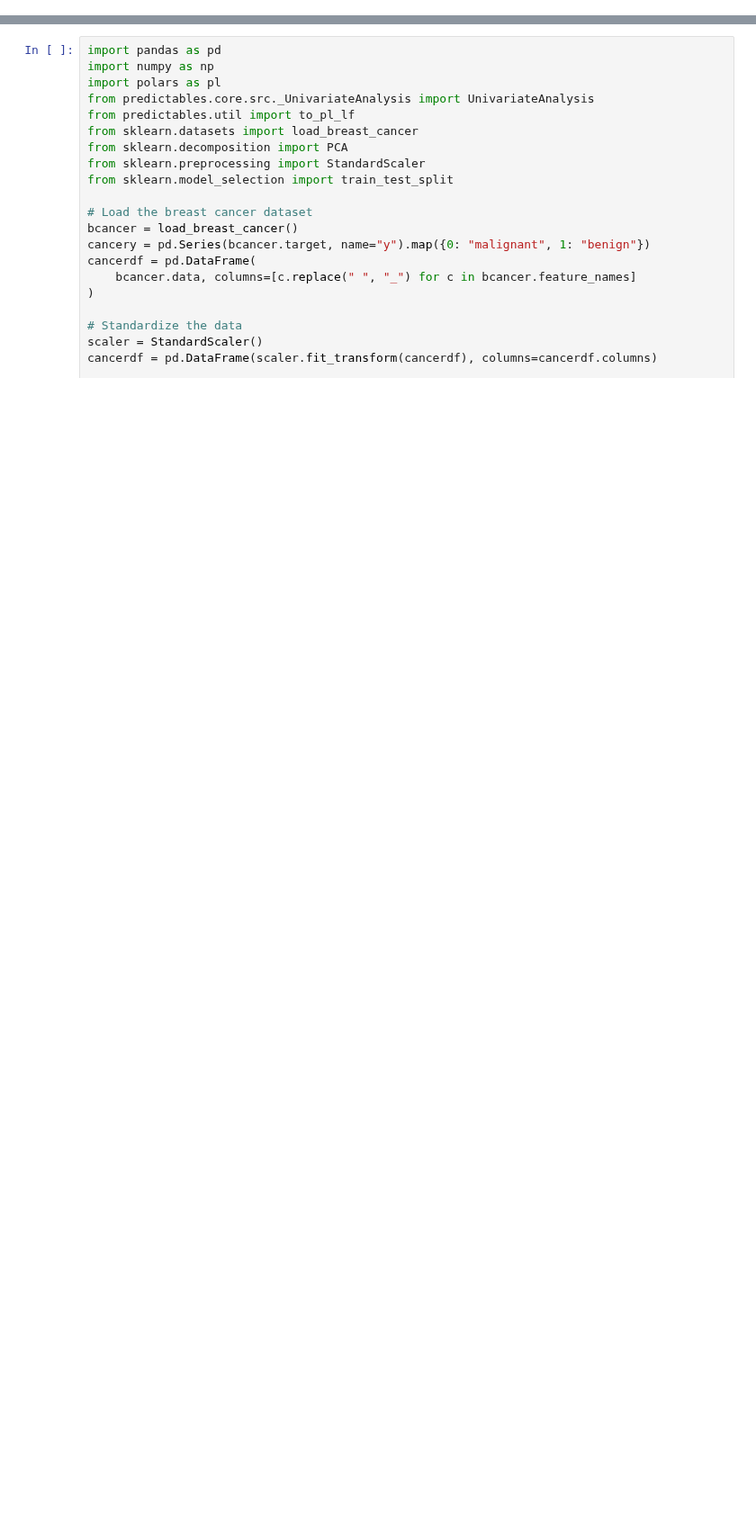
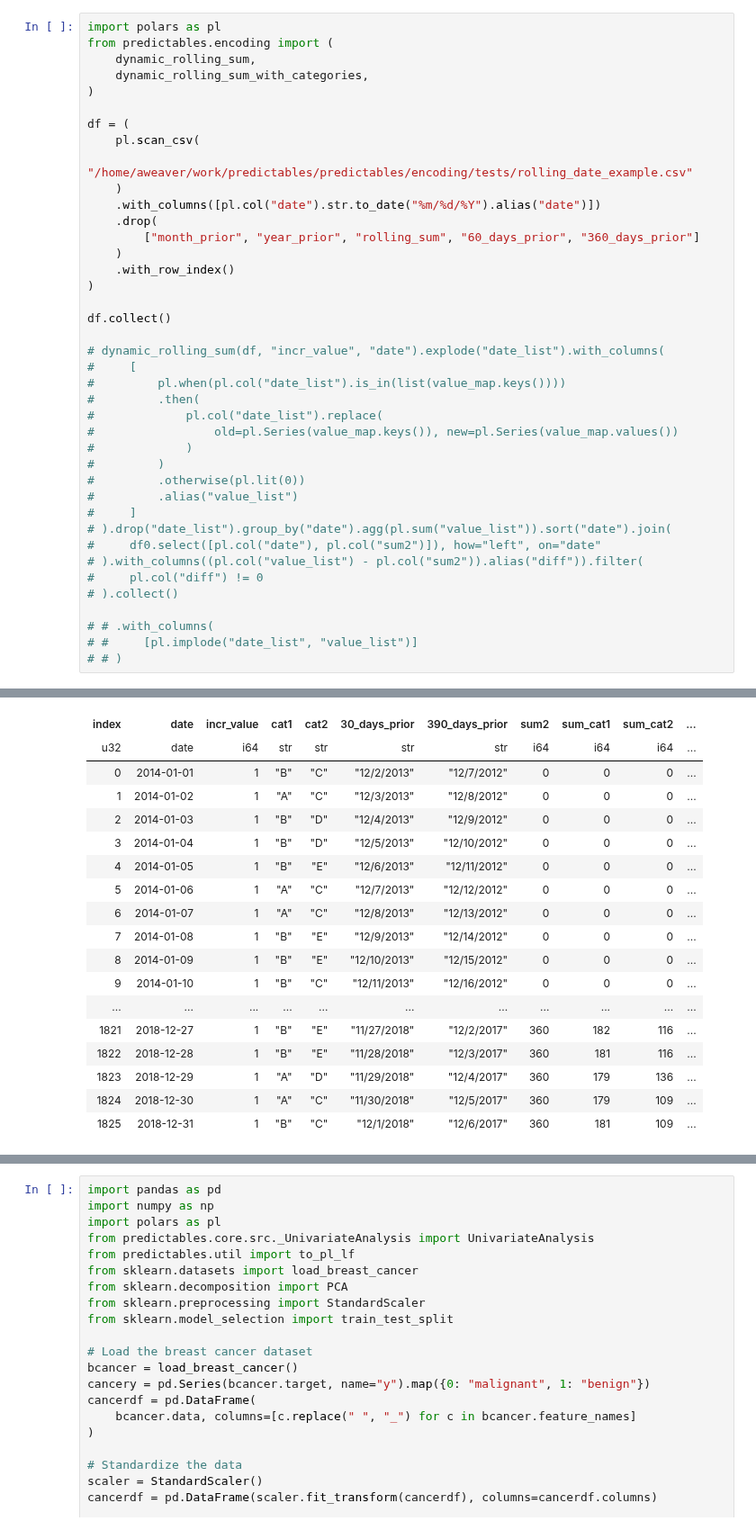
Before and after one commit to predictables/predictables, a Jupyter notebook: dev_univariate.ipynb, the cells around one changed output, grey strips where cells are left out. Shown at 90% size. Drawn from its saved outputs; the diff is of its cells as text; blank space fills up the shorter version.

Commit message:
maybe we have a dynamic rolling sum??

```diff
--- a/dev_univariate.ipynb
+++ b/dev_univariate.ipynb
@@ -55,0 +83,41 @@ shape: (0, 10)
+# %%
+import polars as pl
+from predictables.encoding import (
+    dynamic_rolling_sum,
+    dynamic_rolling_sum_with_categories,
+)
+
+df = (
+    pl.scan_csv(
+        "/home/aweaver/work/predictables/predictables/encoding/tests/rolling_date_example.csv"
+    )
+    .with_columns([pl.col("date").str.to_date("%m/%d/%Y").alias("date")])
+    .drop(
+        ["month_prior", "year_prior", "rolling_sum", "60_days_prior", "360_days_prior"]
+    )
+    .with_row_index()
+)
+
+df.collect()
+
+# dynamic_rolling_sum(df, "incr_value", "date").explode("date_list").with_columns(
+#     [
+#         pl.when(pl.col("date_list").is_in(list(value_map.keys())))
+#         .then(
+#             pl.col("date_list").replace(
+#                 old=pl.Series(value_map.keys()), new=pl.Series(value_map.values())
+#             )
+#         )
+#         .otherwise(pl.lit(0))
+#         .alias("value_list")
+#     ]
+# ).drop("date_list").group_by("date").agg(pl.sum("value_list")).sort("date").join(
+#     df0.select([pl.col("date"), pl.col("sum2")]), how="left", on="date"
+# ).with_columns((pl.col("value_list") - pl.col("sum2")).alias("diff")).filter(
+#     pl.col("diff") != 0
+# ).collect()
+
+# # .with_columns(
+# #     [pl.implode("date_list", "value_list")]
+# # )
+# %% [output]
@@ -55,0 +125,18 @@ shape: (0, 10)
+| index | date | incr_value | cat1 | cat2 | 30_days_prior | 390_days_prior | sum2 | sum_cat1 | sum_cat2 | ... |
+| u32 | date | i64 | str | str | str | str | i64 | i64 | i64 | ... |
+| 0 | 2014-01-01 | 1 | "B" | "C" | "12/2/2013" | "12/7/2012" | 0 | 0 | 0 | ... |
+| 1 | 2014-01-02 | 1 | "A" | "C" | "12/3/2013" | "12/8/2012" | 0 | 0 | 0 | ... |
+| 2 | 2014-01-03 | 1 | "B" | "D" | "12/4/2013" | "12/9/2012" | 0 | 0 | 0 | ... |
+| 3 | 2014-01-04 | 1 | "B" | "D" | "12/5/2013" | "12/10/2012" | 0 | 0 | 0 | ... |
+| 4 | 2014-01-05 | 1 | "B" | "E" | "12/6/2013" | "12/11/2012" | 0 | 0 | 0 | ... |
+| 5 | 2014-01-06 | 1 | "A" | "C" | "12/7/2013" | "12/12/2012" | 0 | 0 | 0 | ... |
+| 6 | 2014-01-07 | 1 | "A" | "C" | "12/8/2013" | "12/13/2012" | 0 | 0 | 0 | ... |
+| 7 | 2014-01-08 | 1 | "B" | "E" | "12/9/2013" | "12/14/2012" | 0 | 0 | 0 | ... |
+| 8 | 2014-01-09 | 1 | "B" | "E" | "12/10/2013" | "12/15/2012" | 0 | 0 | 0 | ... |
+| 9 | 2014-01-10 | 1 | "B" | "C" | "12/11/2013" | "12/16/2012" | 0 | 0 | 0 | ... |
+| ... | ... | ... | ... | ... | ... | ... | ... | ... | ... | ... |
+| 1821 | 2018-12-27 | 1 | "B" | "E" | "11/27/2018" | "12/2/2017" | 360 | 182 | 116 | ... |
+| 1822 | 2018-12-28 | 1 | "B" | "E" | "11/28/2018" | "12/3/2017" | 360 | 181 | 116 | ... |
+| 1823 | 2018-12-29 | 1 | "A" | "D" | "11/29/2018" | "12/4/2017" | 360 | 179 | 136 | ... |
+| 1824 | 2018-12-30 | 1 | "A" | "C" | "11/30/2018" | "12/5/2017" | 360 | 179 | 109 | ... |
+| 1825 | 2018-12-31 | 1 | "B" | "C" | "12/1/2018" | "12/6/2017" | 360 | 181 | 109 | ... |
```
Also changed, not shown: parts of 4 cells of this notebook, 13 other files.
